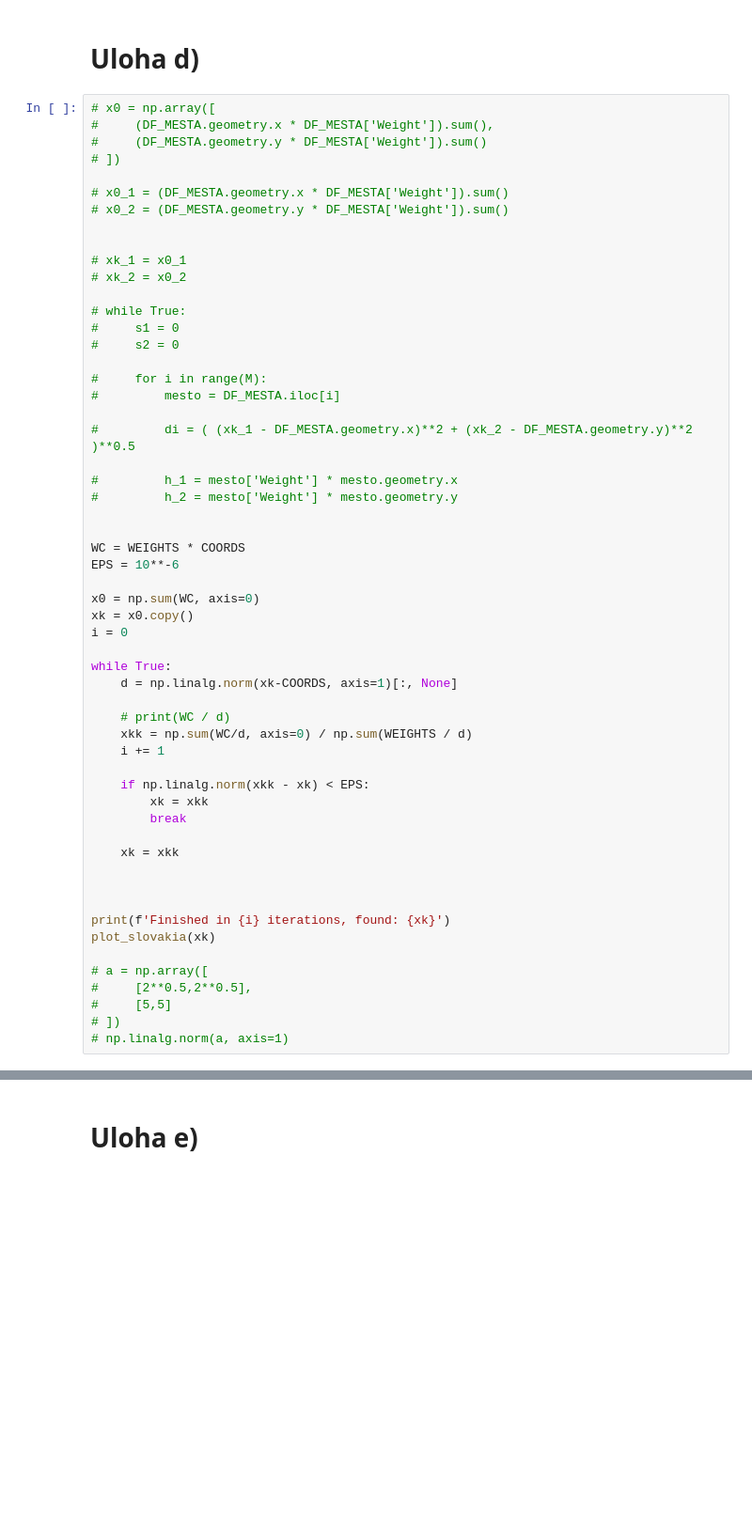
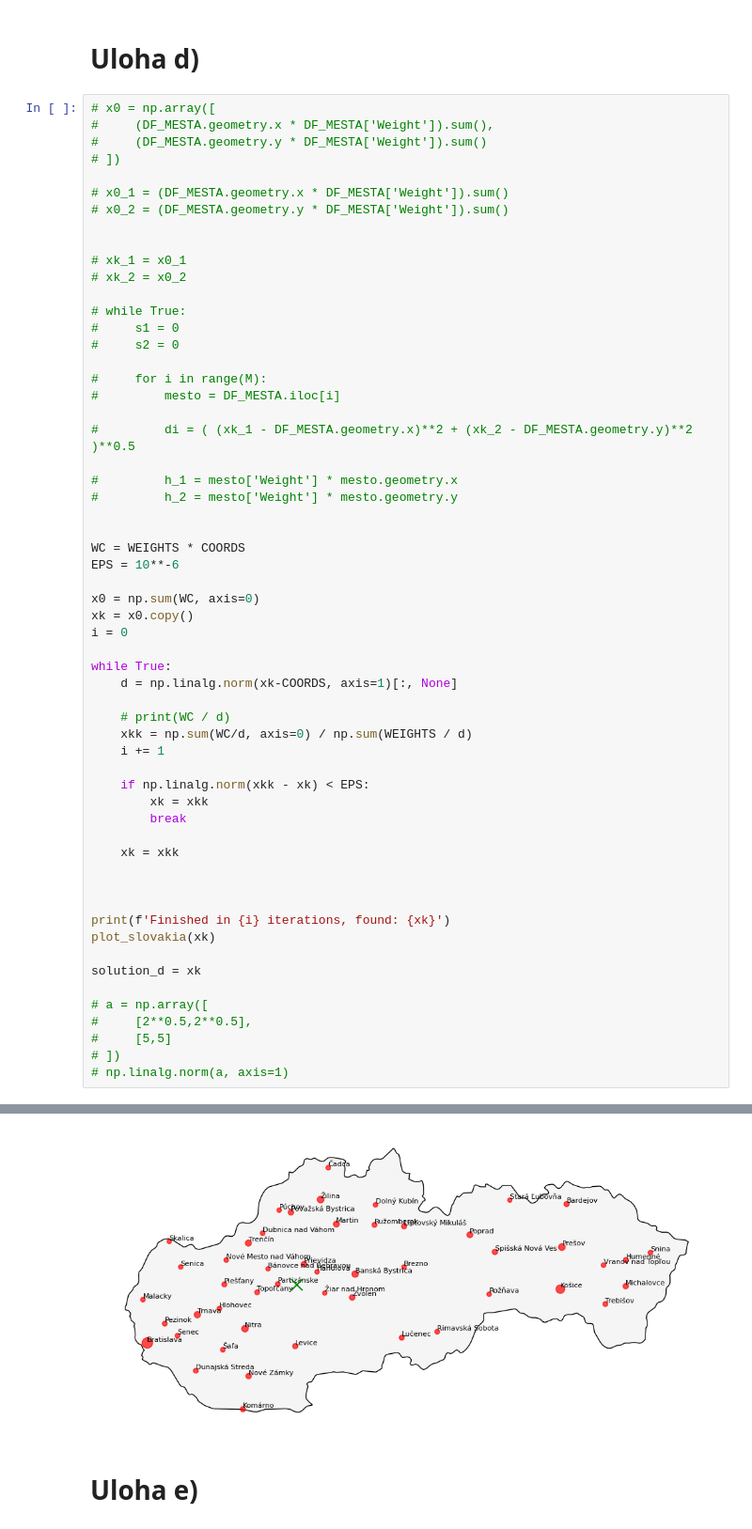
Before and after one commit to Retr-1/MVO-LPA-MjaBaRieVi, a Jupyter notebook: main.ipynb, the cells around one changed output, grey strips where cells are left out. Shown at 94% size. Cells and saved outputs as stored; diff of their text form; blank space fills up the shorter version.

```diff
--- a/main.ipynb
+++ b/main.ipynb
@@ -195,33 +195,36 @@ EPS = 10**-6
 
 x0 = np.sum(WC, axis=0)
 xk = x0.copy()
 i = 0
 
 while True:
     d = np.linalg.norm(xk-COORDS, axis=1)[:, None]
 
     # print(WC / d)
     xkk = np.sum(WC/d, axis=0) / np.sum(WEIGHTS / d)
     i += 1
 
     if np.linalg.norm(xkk - xk) < EPS:
         xk = xkk
         break
 
     xk = xkk
 
 
 
 print(f'Finished in {i} iterations, found: {xk}')
 plot_slovakia(xk)
 
+solution_d = xk
+
 # a = np.array([
 #     [2**0.5,2**0.5],
 #     [5,5]
 # ])
 # np.linalg.norm(a, axis=1)
 # %% [output]
 Finished in 69 iterations, found: [ -461685.1411152  -1236579.05467424]
+[figure, added]
 # %% [markdown]
 # Uloha e)
 # %%
```
Also changed, not shown: parts of 8 cells of this notebook.
